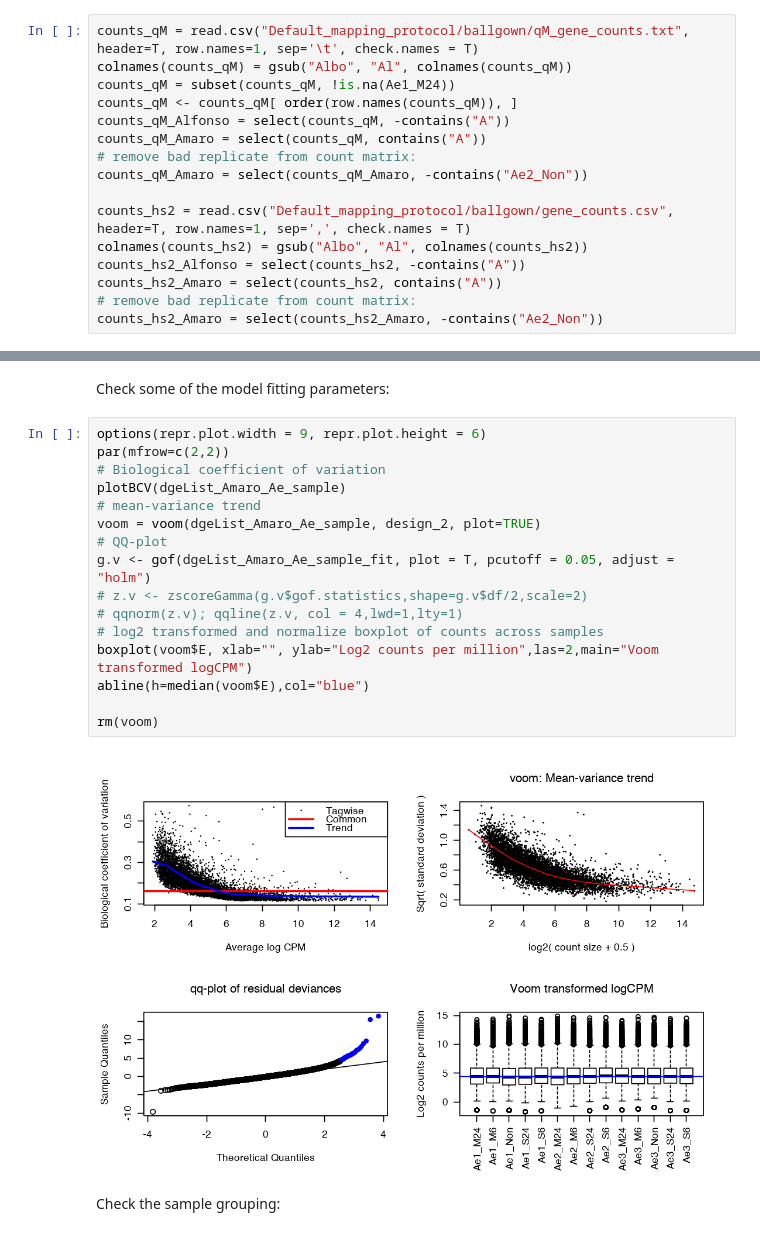
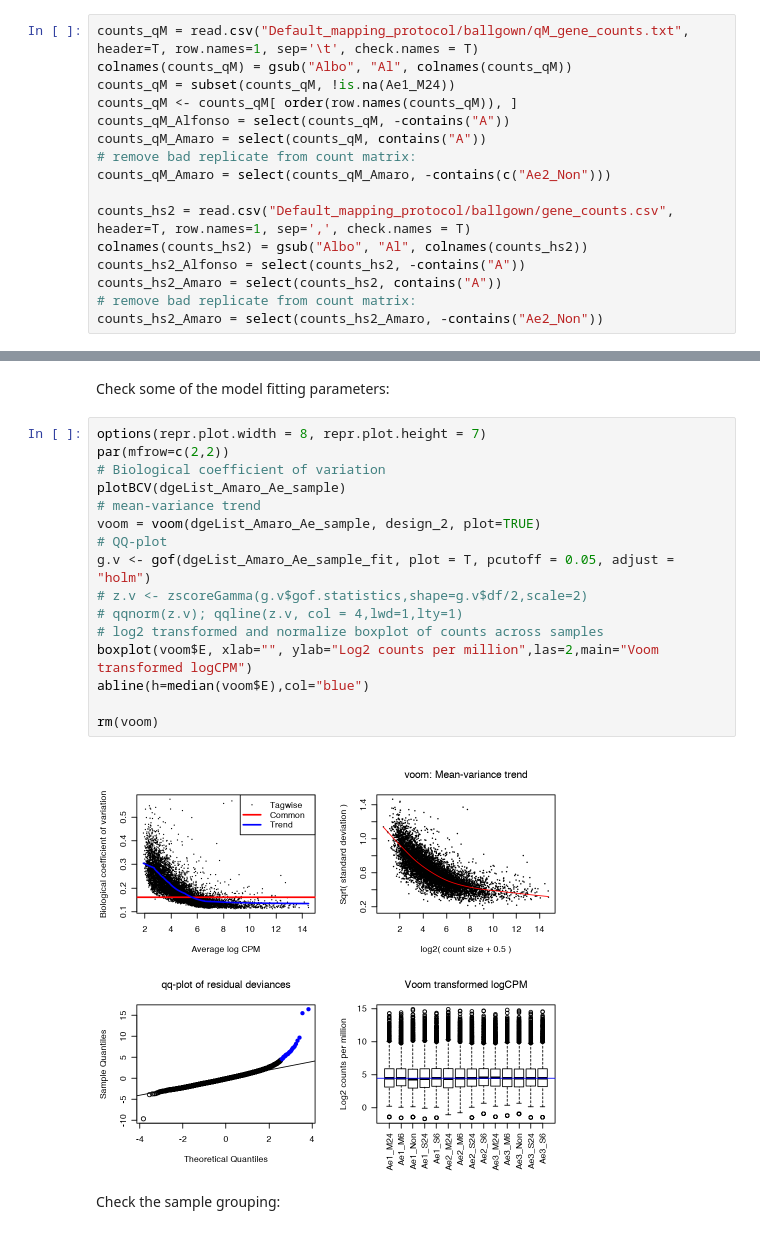
Before and after one commit to YazBraimah/Aegypti_MAG_Saline_RNAseq, a Jupyter notebook: Analysis.ipynb, the cells around one changed output, grey strips where cells are left out. Saved outputs shown, nothing was run; the diff lists cells and outputs as text.

```diff
--- a/Analysis.ipynb
+++ b/Analysis.ipynb
@@ -38,7 +38,7 @@ counts_qM <- counts_qM[ order(row.names(counts_qM)), ]
 counts_qM_Alfonso = select(counts_qM, -contains("A"))
 counts_qM_Amaro = select(counts_qM, contains("A"))
 # remove bad replicate from count matrix:
-counts_qM_Amaro = select(counts_qM_Amaro, -contains("Ae2_Non"))
+counts_qM_Amaro = select(counts_qM_Amaro, -contains(c("Ae2_Non")))
 
 counts_hs2 = read.csv("Default_mapping_protocol/ballgown/gene_counts.csv", header=T, row.names=1, sep=',', check.names = T)
 colnames(counts_hs2) = gsub("Albo", "Al", colnames(counts_hs2))
@@ -704,23 +700,23 @@ summary(dgeList_Amaro_Ae_sample$tagwise.dispersion)
 # %% [markdown]
 Check some of the model fitting parameters:
 # %%
-options(repr.plot.width = 9, repr.plot.height = 6)
+options(repr.plot.width = 8, repr.plot.height = 7)
 par(mfrow=c(2,2))
 # Biological coefficient of variation
 plotBCV(dgeList_Amaro_Ae_sample)
 # mean-variance trend
 voom = voom(dgeList_Amaro_Ae_sample, design_2, plot=TRUE)
 # QQ-plot
 g.v <- gof(dgeList_Amaro_Ae_sample_fit, plot = T, pcutoff = 0.05, adjust = "holm")
 # z.v <- zscoreGamma(g.v$gof.statistics,shape=g.v$df/2,scale=2)
 # qqnorm(z.v); qqline(z.v, col = 4,lwd=1,lty=1)
 # log2 transformed and normalize boxplot of counts across samples
 boxplot(voom$E, xlab="", ylab="Log2 counts per million",las=2,main="Voom transformed logCPM")
 abline(h=median(voom$E),col="blue")
 
 rm(voom)
 # %% [output]
-[figure, old version]
+[figure, new version]
 # %% [markdown]
 Check the sample grouping:
 # %%
```
Also changed, not shown: parts of 68 cells of this notebook.
